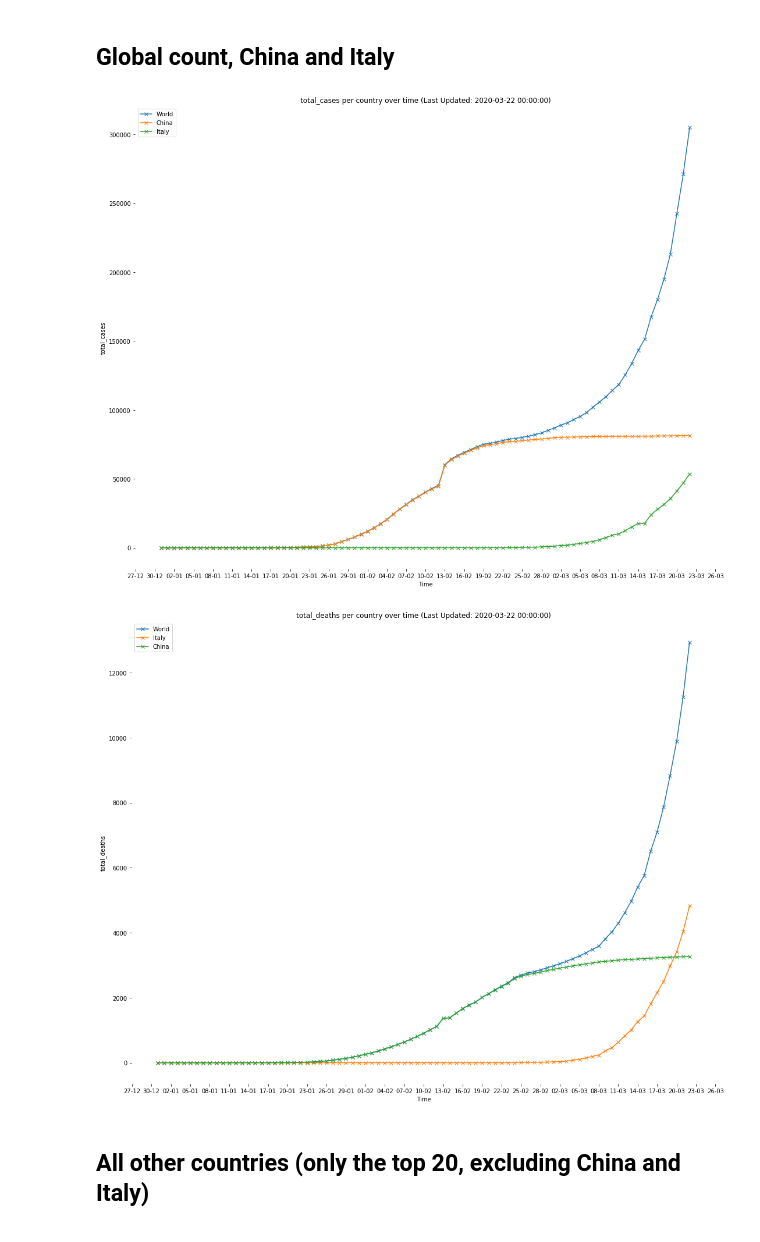
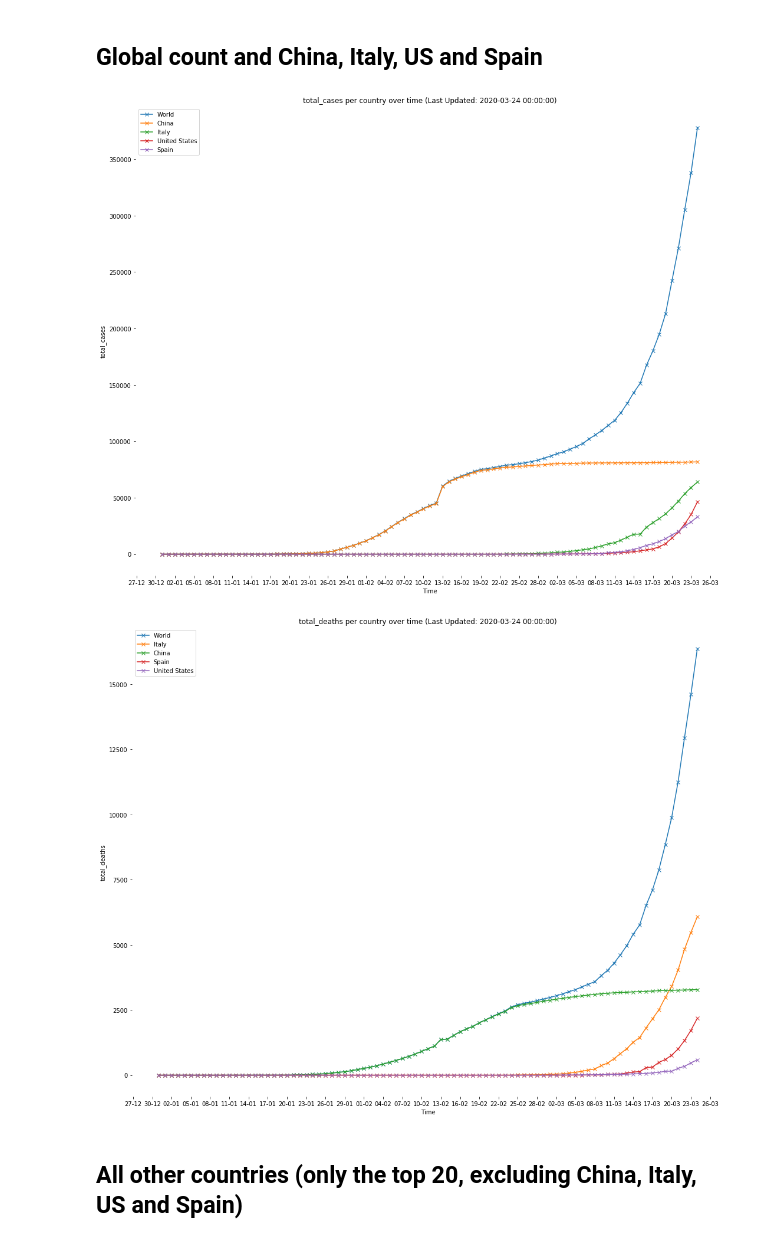
Before and after one commit to m322/portfolio, a Jupyter notebook: covid-19/world_wide.ipynb, the cells around one changed output. Saved outputs shown, nothing was run; the diff lists cells and outputs as text; code cells hidden in the pictures.

```diff
--- a/covid-19/world_wide.ipynb
+++ b/covid-19/world_wide.ipynb
@@ -120,28 +120,28 @@ Dates: 2019-12-31 00:00:00 - 2020-03-22 00:00:00
 # %% [markdown]
-## Global count, China and Italy
+## Global count and China, Italy, US and Spain
 # %%
 for stat in ['total_cases', 'total_deaths']:
     plt.figure(figsize=(15, 12))
     for region in global_df[(global_df['date']==last_date) &
-                             (global_df['location'].isin(['World', 'China', 'Italy']))].sort_values(by=stat, ascending=False)['location']:
+                             (global_df['location'].isin(['World', 'China', 'Italy', 'United States', 'Spain']))].sort_values(by=stat, ascending=False)['location']:
         plt.plot(global_df[global_df['location'] == region]['date'],
                  global_df[global_df['location'] == region][stat],
                  label=region,
                  marker='x')
     plt.xlabel('Time')
     plt.ylabel(f'{stat}')
     plt.title(f'{stat} per country over time (Last Updated: {last_date})')
     plt.legend()
     plt.box(False)
     plt.tight_layout()
     plt.gca().xaxis.set_major_locator(mdates.DayLocator(interval=3))
     plt.gca().xaxis.set_major_formatter(mdates.DateFormatter('%d-%m'))
     plt.savefig(f'{OUTPUT_CHARTS_DIR}world_{stat}.png', dpi=300)
 # %% [output]
-[figure, old version]
+[figure, new version]
-[figure, old version]
+[figure, new version]
 # %% [markdown]
-## All other countries (only the top 20, excluding China and Italy)
+## All other countries (only the top 20, excluding China, Italy, US and Spain)
 # %%
 for stat in ['total_cases', 'total_deaths']:
     plt.figure(figsize=(15, 12))
```
Also changed, not shown: parts of 4 cells of this notebook.
